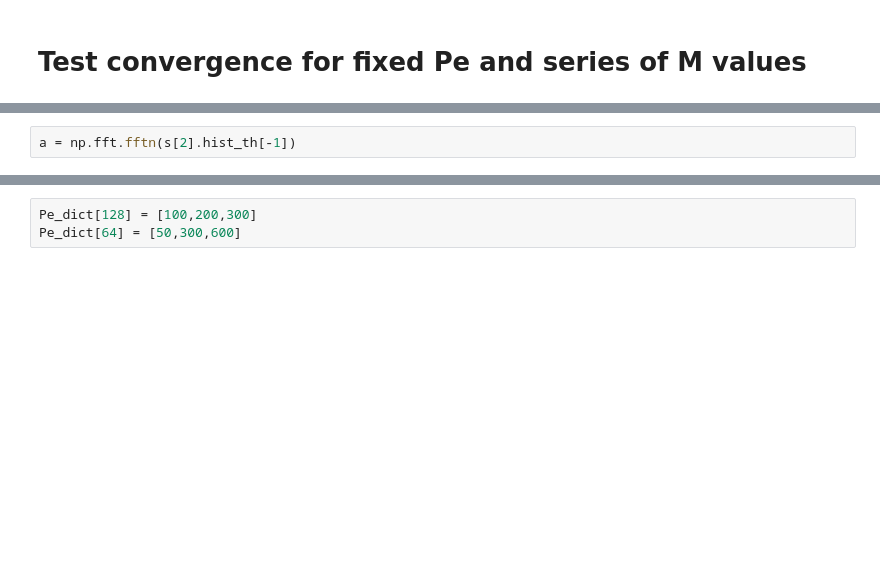
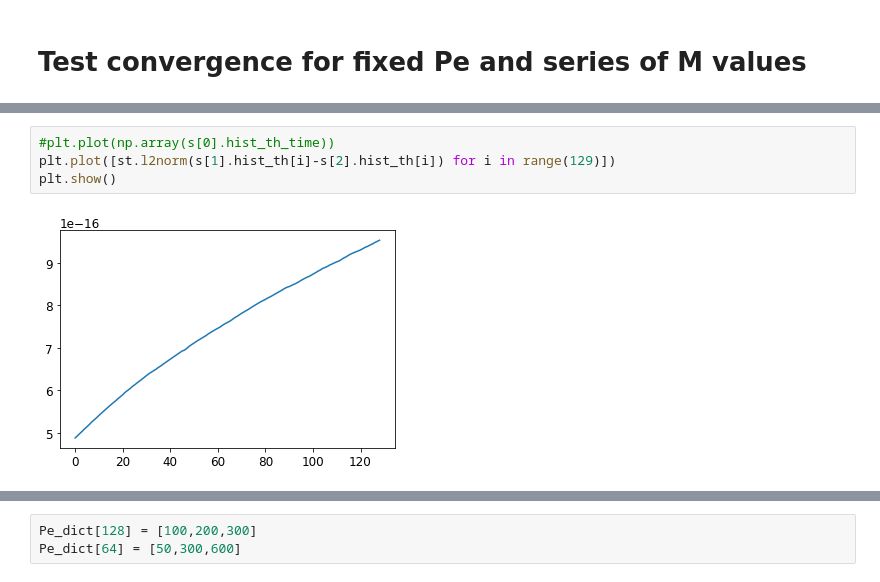
Before and after one commit to cjm715/lit, a Jupyter notebook: lit-notebook.ipynb, the cells around one changed output, grey strips where cells are left out. Saved outputs shown, nothing was run; the diff lists cells and outputs as text; blank space fills up the shorter version.

```diff
--- a/lit-notebook.ipynb
+++ b/lit-notebook.ipynb
@@ -278,2 +286,6 @@ p =  3.93615475391
-# %%
-a = np.fft.fftn(s[2].hist_th[-1])
+# %%
+#plt.plot(np.array(s[0].hist_th_time))
+plt.plot([st.l2norm(s[1].hist_th[i]-s[2].hist_th[i]) for i in range(129)])
+plt.show()
+# %% [output]
+[figure, added]
```
Also changed, not shown: parts of 27 cells of this notebook, 11 other files.
